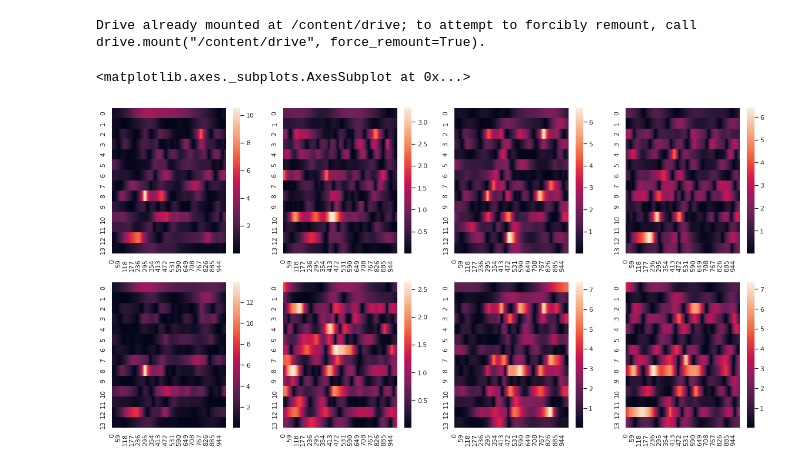
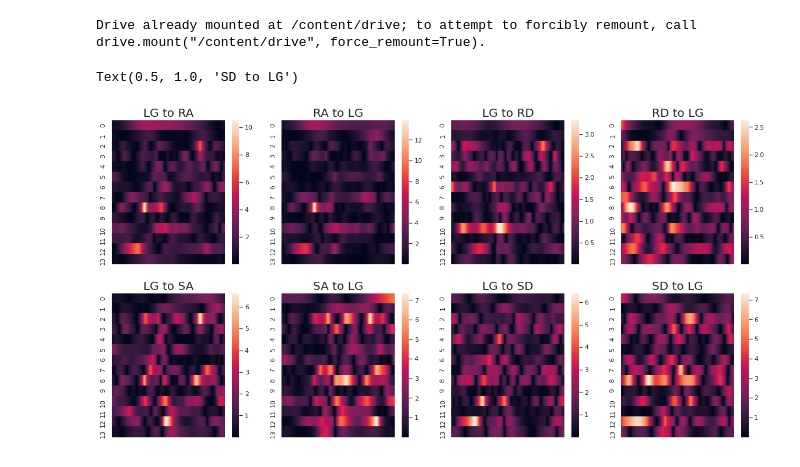
Before and after one commit to inseungkang/HipExo_OfflineModeClassification, a Jupyter notebook: Signal Analysis/Transitional_Mode_Signal_Analysis.ipynb, the cells around one changed output. Drawn from its saved outputs; the diff is of its cells as text; code cells hidden in the pictures.

```diff
--- a/Signal Analysis/Transitional_Mode_Signal_Analysis.ipynb
+++ b/Signal Analysis/Transitional_Mode_Signal_Analysis.ipynb
@@ -164,24 +164,33 @@ SD_transition_2 = abs(SD_mean2 - SD_mean) / SD_std
 # %%
 # ax1 = sns.heatmap(RA_transition_1)
 
 fig = plt.figure(figsize = (20,10)) # width x height
 ax1 = fig.add_subplot(2, 4, 1) # row, column, position
-ax2 = fig.add_subplot(2, 4, 2)
-ax3 = fig.add_subplot(2, 4, 3)
-ax4 = fig.add_subplot(2, 4, 4)
-ax5 = fig.add_subplot(2, 4, 5)
-ax6 = fig.add_subplot(2, 4, 6)
-ax7 = fig.add_subplot(2, 4, 7)
+ax5 = fig.add_subplot(2, 4, 2)
+ax2 = fig.add_subplot(2, 4, 3)
+ax6 = fig.add_subplot(2, 4, 4)
+ax3 = fig.add_subplot(2, 4, 5)
+ax7 = fig.add_subplot(2, 4, 6)
+ax4 = fig.add_subplot(2, 4, 7)
 ax8 = fig.add_subplot(2, 4, 8)
 
-sns.heatmap(RA_transition_1, ax=ax1)
-sns.heatmap(RA_transition_2, ax=ax2)
-sns.heatmap(RD_transition_1, ax=ax3)
-sns.heatmap(RD_transition_2, ax=ax4)
-sns.heatmap(SA_transition_1, ax=ax5)
-sns.heatmap(SA_transition_2, ax=ax6)
-sns.heatmap(SD_transition_1, ax=ax7)
-sns.heatmap(SD_transition_2, ax=ax8)
+sns.heatmap(RA_transition_1, ax=ax1, xticklabels=False)
+sns.heatmap(RA_transition_2, ax=ax2, xticklabels=False)
+sns.heatmap(RD_transition_1, ax=ax3, xticklabels=False)
+sns.heatmap(RD_transition_2, ax=ax4, xticklabels=False)
+sns.heatmap(SA_transition_1, ax=ax5, xticklabels=False)
+sns.heatmap(SA_transition_2, ax=ax6, xticklabels=False)
+sns.heatmap(SD_transition_1, ax=ax7, xticklabels=False)
+sns.heatmap(SD_transition_2, ax=ax8, xticklabels=False)
+
+ax1.set_title('LG to RA', fontsize=20)
+ax5.set_title('RA to LG', fontsize=20)
+ax2.set_title('LG to RD', fontsize=20)
+ax6.set_title('RD to LG', fontsize=20)
+ax3.set_title('LG to SA', fontsize=20)
+ax7.set_title('SA to LG', fontsize=20)
+ax4.set_title('LG to SD', fontsize=20)
+ax8.set_title('SD to LG', fontsize=20)
 # %% [output]
-<matplotlib.axes._subplots.AxesSubplot at 0x...>
+Text(0.5, 1.0, 'SD to LG')
-[figure, old version]
+[figure, new version]
```
